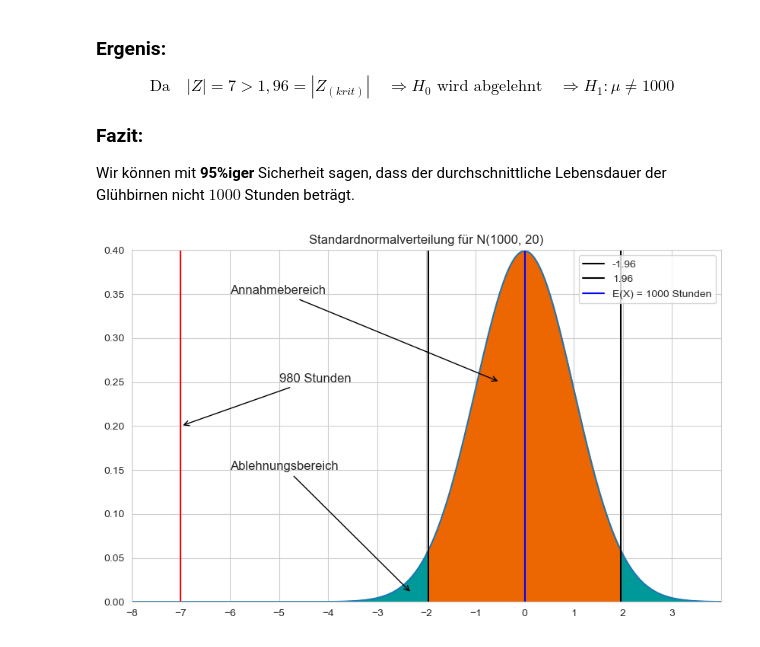
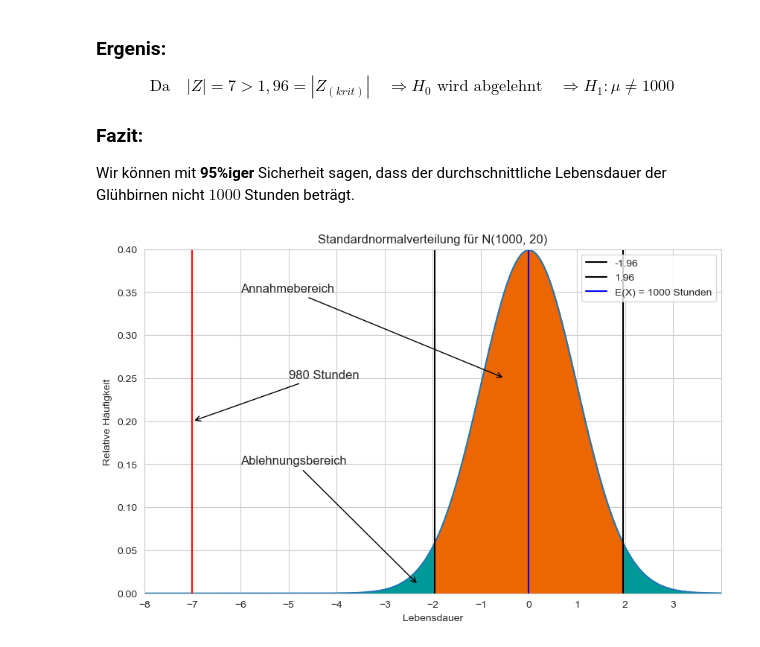
Before and after one commit to mib1213/Statistik_HAG, a Jupyter notebook: ZTest/z_test.ipynb, the cells around one changed output. Cells and saved outputs as stored; diff of their text form; code cells hidden in the pictures.

```diff
--- a/ZTest/z_test.ipynb
+++ b/ZTest/z_test.ipynb
@@ -131,31 +131,33 @@ plt.fill_between(x_werte,
 plt.fill_between(x_werte,
                  y_werte,
                  where=(x_werte > untere_grenze) & (x_werte < obere_grenze), color='#EC6602')
 
 plt.annotate("Ablehnungsbereich",
              xy=(-2.3, 0.01),
              xytext=(-6, 0.15),
              arrowprops=dict(arrowstyle="->", color='black'),
              fontsize=12)
 
 plt.annotate("Annahmebereich",
              xy=(-0.5, 0.25),
              xytext=(-6, 0.35),
              arrowprops=dict(arrowstyle="->", color='black'),
              fontsize=12)
 
 plt.annotate("980 Stunden",
              xy=(-7, 0.20),
              xytext=(-5, 0.25),
              arrowprops=dict(arrowstyle="->", color='black'),
              fontsize=12)
 
 plt.title('Standardnormalverteilung für N(1000, 20)')
 plt.xticks(np.arange(x_anfang, x_ende))
 plt.xlim(x_anfang, x_ende)
 plt.ylim(0, 0.4)
+plt.xlabel('Lebensdauer')
+plt.ylabel('Relative Häufigkeit')
 
 plt.legend()
 plt.show()
 # %% [output]
-[figure, old version]
+[figure, new version]
```
